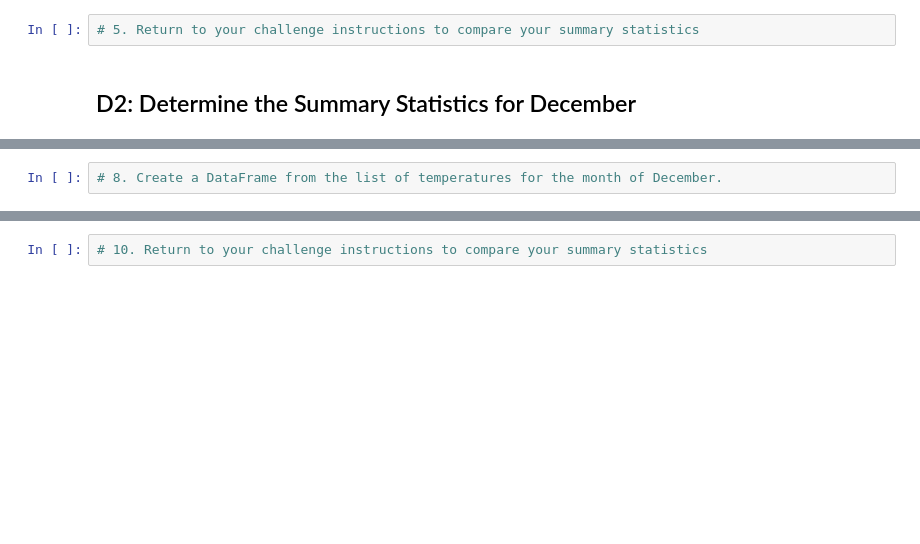
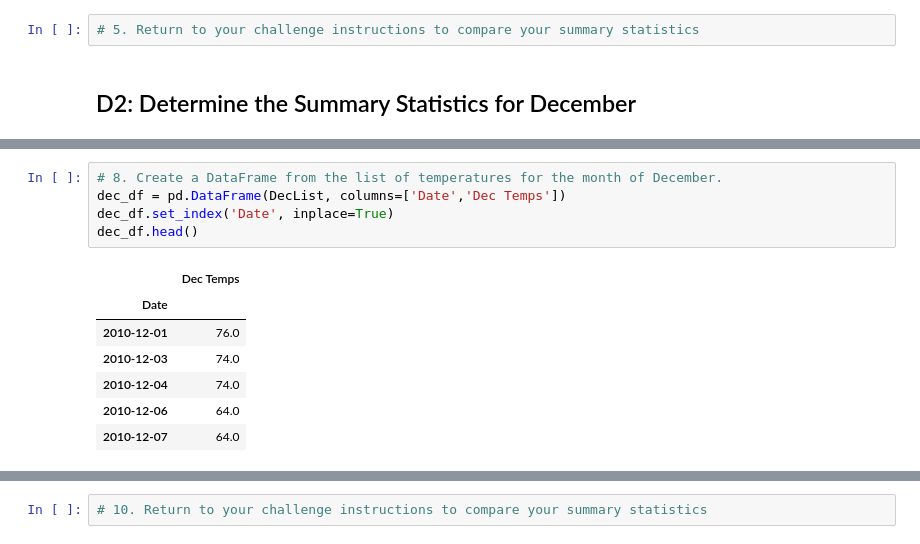
Before and after one commit to bcolhour/surfs_up, a Jupyter notebook: SurfsUp_Challenge.ipynb, the cells around one changed output, grey strips where cells are left out. Saved outputs shown, nothing was run; the diff lists cells and outputs as text; blank space fills up the shorter version.

```diff
--- a/SurfsUp_Challenge.ipynb
+++ b/SurfsUp_Challenge.ipynb
@@ -98,4 +108,15 @@ june_df.describe()
 # %%
 # 8. Create a DataFrame from the list of temperatures for the month of December.
+dec_df = pd.DataFrame(DecList, columns=['Date','Dec Temps'])
+dec_df.set_index('Date', inplace=True)
+dec_df.head()
+# %% [output]
+|  | Dec Temps |
+| Date |  |
+| 2010-12-01 | 76.0 |
+| 2010-12-03 | 74.0 |
+| 2010-12-04 | 74.0 |
+| 2010-12-06 | 64.0 |
+| 2010-12-07 | 64.0 |
 # %%
 # 9. Calculate and print out the summary statistics for the Decemeber temperature DataFrame.
```
Also changed, not shown: parts of 3 cells of this notebook.
